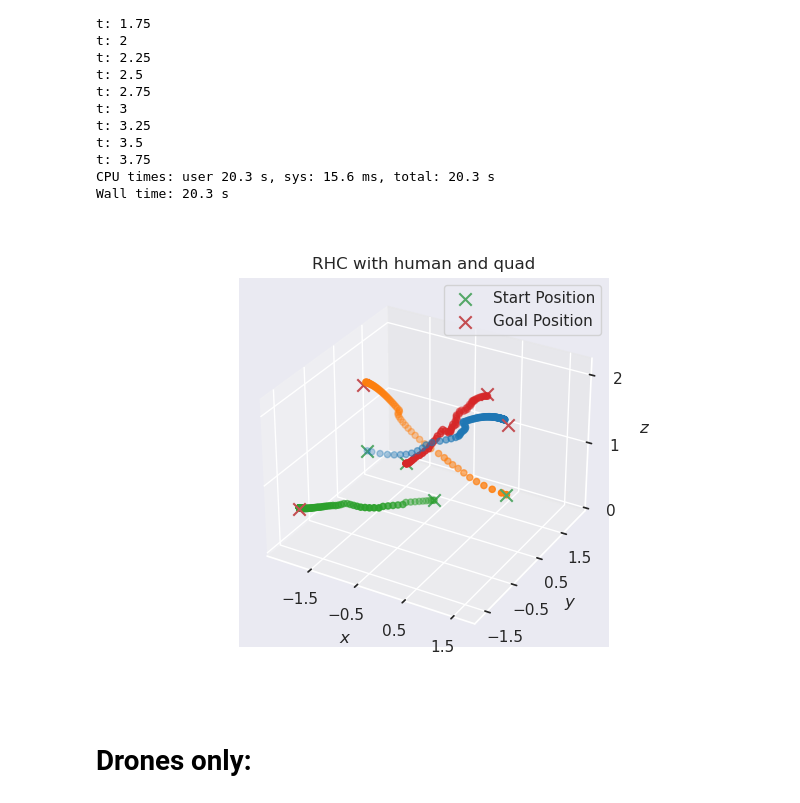
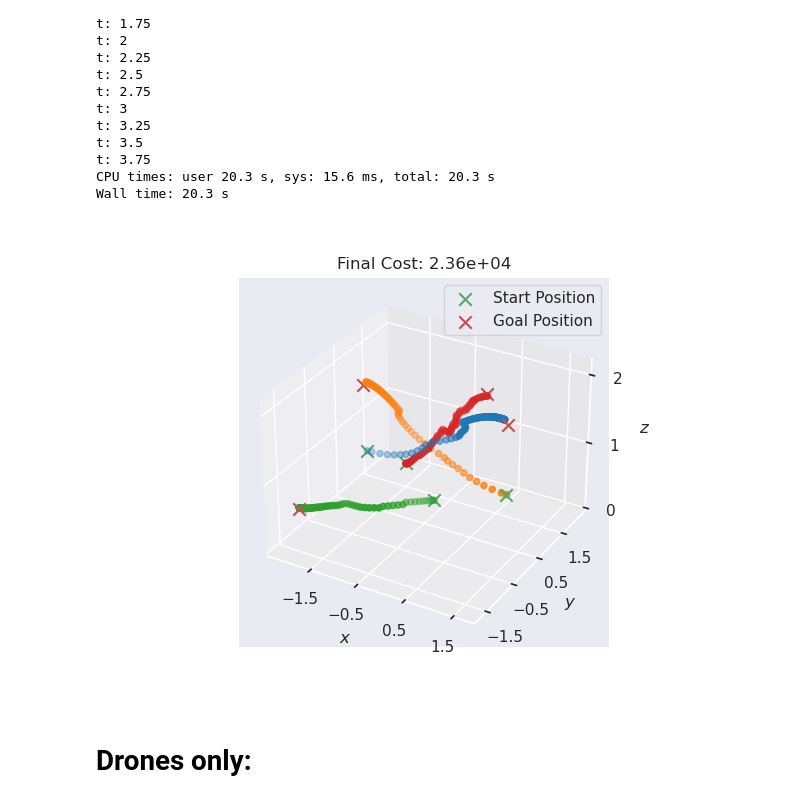
Before and after one commit to labicon/dp-ilqr, a Jupyter notebook: run/main.ipynb, the cells around one changed output. Drawn from its saved outputs; the diff is of its cells as text; code cells hidden in the pictures.

```diff
--- a/run/main.ipynb
+++ b/run/main.ipynb
@@ -571,21 +571,21 @@ Wall time: 20.3 s
 # %%
 plt.clf()
 plt.figure()
 plot_solve(X_rhc, J_rhc, xf,x_dims, True, n_d=3)
-plt.title('RHC with human and quad')
+# plt.title('RHC with human and quad')
 ax = plt.gca()
 # ax.set_title("5 Unicycle Agents")
 ax.set_xlabel("$x$")
 ax.set_ylabel("$y$")
 ax.set_zlabel("$z$")
 ax.set_xticks(np.arange(-1.5,1.7,1.0))
 ax.set_yticks(np.arange(-1.5,1.7,1.0))
 ax.set_zticks(np.arange(0,2.1,1.0))
 ax.legend(plt.gca().get_children()[1:3], ["Start Position", "Goal Position"])
 plt.savefig('/mnt/c/Users/Randy666/Documents/projects/ICON_lab/decentralized/media/3quads_1human.png')
 plt.draw()
 # %% [output]
-[figure, old version]
+[figure, new version]
 # %% [markdown]
 # Drones only:
 # %%
```
Also changed, not shown: parts of 2 cells of this notebook.
